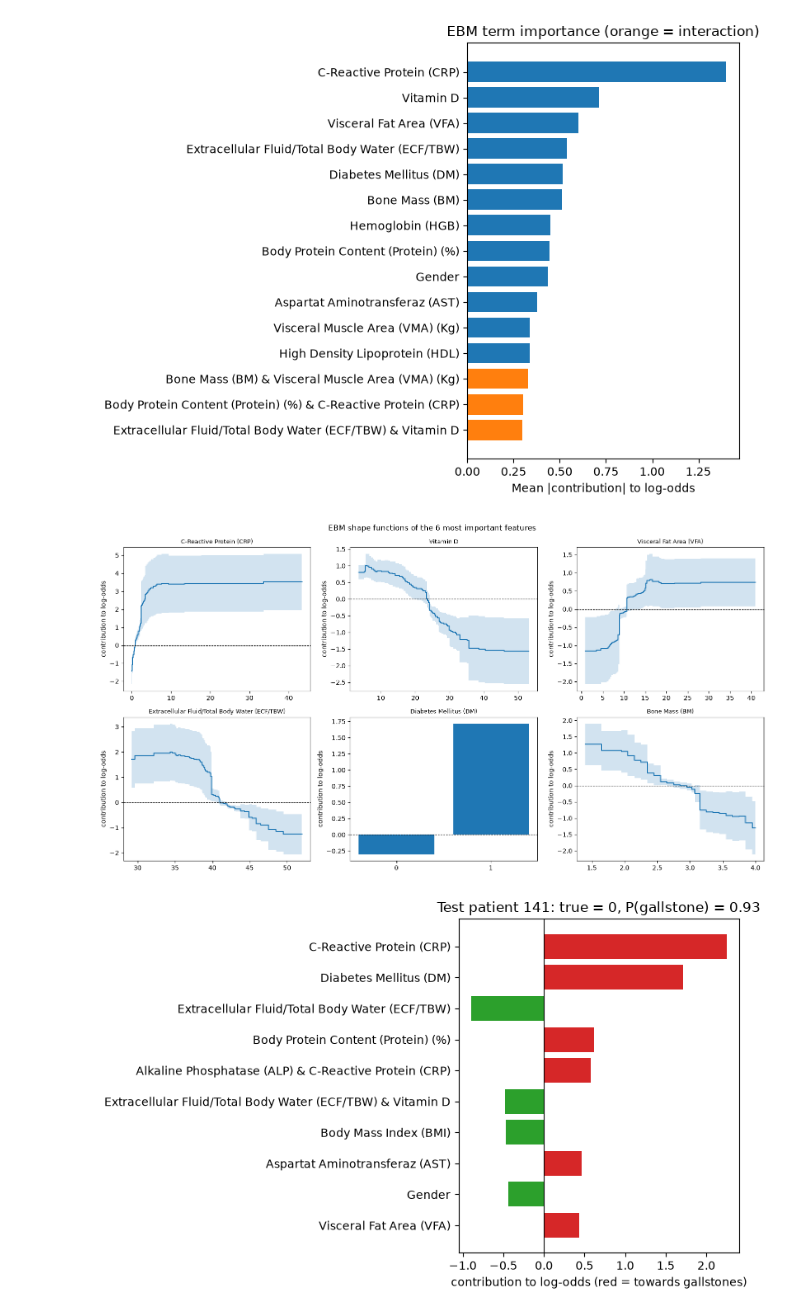
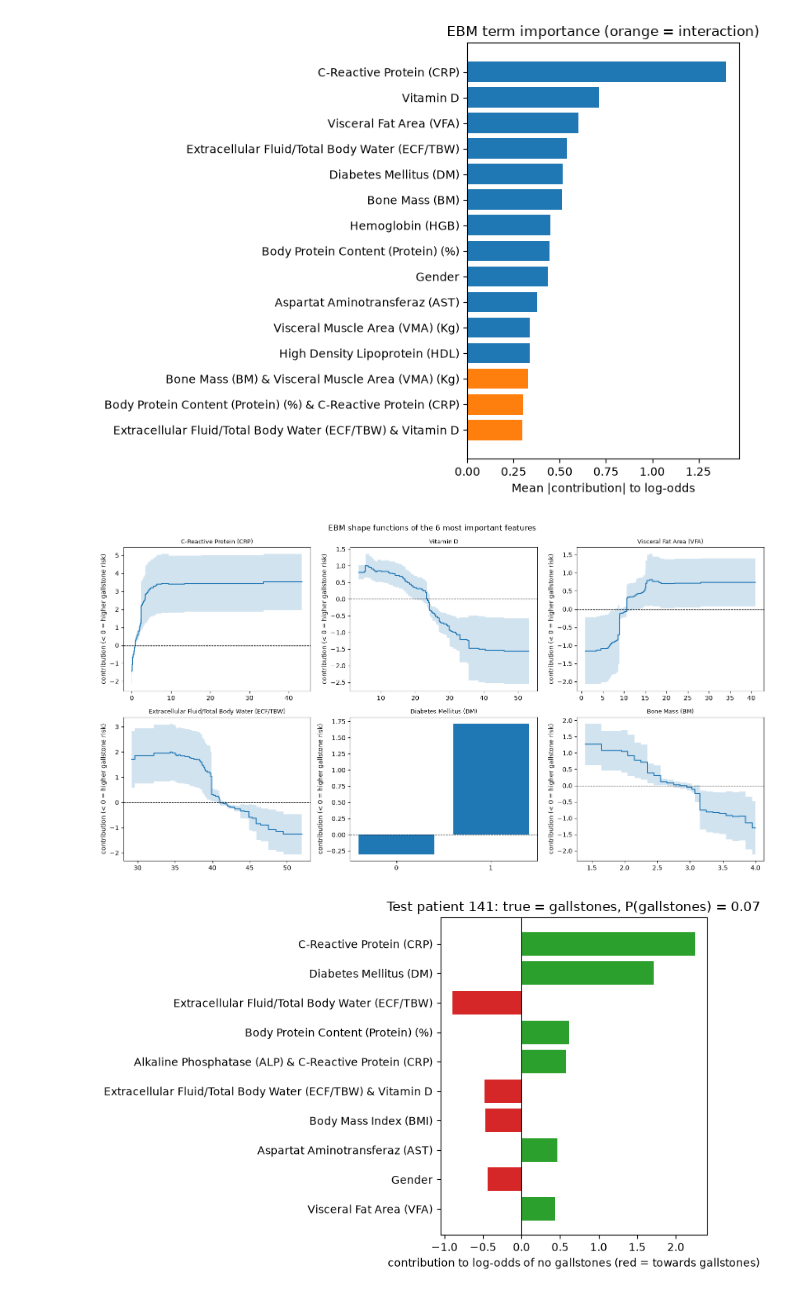
Before and after one commit to MatteoSoldini/DAT540_project, a Jupyter notebook: 3_valid_eval.ipynb, the cells around one changed output. Saved outputs shown, nothing was run; the diff lists cells and outputs as text; code cells hidden in the pictures.

Commit message:
lebel fixed for plots and metrics

```diff
--- a/3_valid_eval.ipynb
+++ b/3_valid_eval.ipynb
@@ -91,7 +77,7 @@ for name, model in final_models.items():
     # Test: fit once on the full training set, evaluate once
     m = clone(model).fit(X_train, y_train)
     fitted[name] = m
-    p = m.predict_proba(X_test)[:, 1]
+    p = m.predict_proba(X_test)[:, 1]          # P(label 1) = P(no gallstones)
     pred = (p >= 0.5).astype(int)
     probas[name] = p
 
@@ -100,9 +86,10 @@ for name, model in final_models.items():
         "CV ROC AUC": s.mean(), "CV ROC AUC std": s.std(),
         "Test ROC AUC": roc_auc_score(y_test, p),
         "Test accuracy": accuracy_score(y_test, pred),
-        "Test precision": precision_score(y_test, pred),
-        "Test recall": recall_score(y_test, pred),
-        "Test F1": f1_score(y_test, pred),
+        # precision / recall / F1 for gallstones present (label 0)
+        "Test precision (gallstones)": precision_score(y_test, pred, pos_label=0),
+        "Test recall (gallstones)": recall_score(y_test, pred, pos_label=0),
+        "Test F1 (gallstones)": f1_score(y_test, pred, pos_label=0),
     })
 
 results = pd.DataFrame(rows).set_index("Model").sort_values("CV ROC AUC", ascending=False)
@@ -259,7 +246,7 @@ def plot_shape(term, ax):
         ax.bar([str(n) for n in names], scores)
     ax.axhline(0, color="k", lw=0.8, ls="--")
     ax.set_title(term, fontsize=9)
-    ax.set_ylabel("contribution to log-odds")
+    ax.set_ylabel("contribution (< 0 = higher gallstone risk)")
 
 main_terms = [t for t in term_imp.sort_values(ascending=False).index if " & " not in t][:6]
 fig, axes = plt.subplots(2, 3, figsize=(15, 8))
@@ -269,23 +256,24 @@ plt.suptitle("EBM shape functions of the 6 most important features")
 plt.tight_layout()
 plt.show()
 # %% [output]
-[figure, old version]
+[figure, new version]
 # %%
 # Explain one misclassified test patient: which features pushed the prediction the wrong way?
 p_ebm = probas["ebm"]
 wrong = np.where((p_ebm >= 0.5).astype(int) != y_test.to_numpy())[0]
 i = int(wrong[0]) if len(wrong) else 0
 
 d = ebm.explain_local(X_test.iloc[[i]], y_test.iloc[[i]]).data(0)
 contrib = pd.Series(d["scores"], index=d["names"])
 contrib = contrib.reindex(contrib.abs().sort_values().index).tail(10)
 
 plt.figure(figsize=(8, 5))
-plt.barh(contrib.index, contrib.values, color=["tab:red" if v > 0 else "tab:green" for v in contrib.values])
+# Negative contributions push towards label 0 (gallstones present)
+plt.barh(contrib.index, contrib.values, color=["tab:red" if v < 0 else "tab:green" for v in contrib.values])
 plt.axvline(0, color="k", lw=0.8)
-plt.xlabel("contribution to log-odds (red = towards gallstones)")
-plt.title(f"Test patient {X_test.index[i]}: true = {y_test.iloc[i]}, P(gallstone) = {p_ebm[i]:.2f}")
+plt.xlabel("contribution to log-odds of no gallstones (red = towards gallstones)")
+plt.title(f"Test patient {X_test.index[i]}: true = {'gallstones' if y_test.iloc[i] == 0 else 'none'}, P(gallstones) = {1 - p_ebm[i]:.2f}")
 plt.tight_layout()
 plt.show()
 # %% [output]
-[figure, old version]
+[figure, new version]
```
Also changed, not shown: parts of 5 cells of this notebook, 1 other file.
